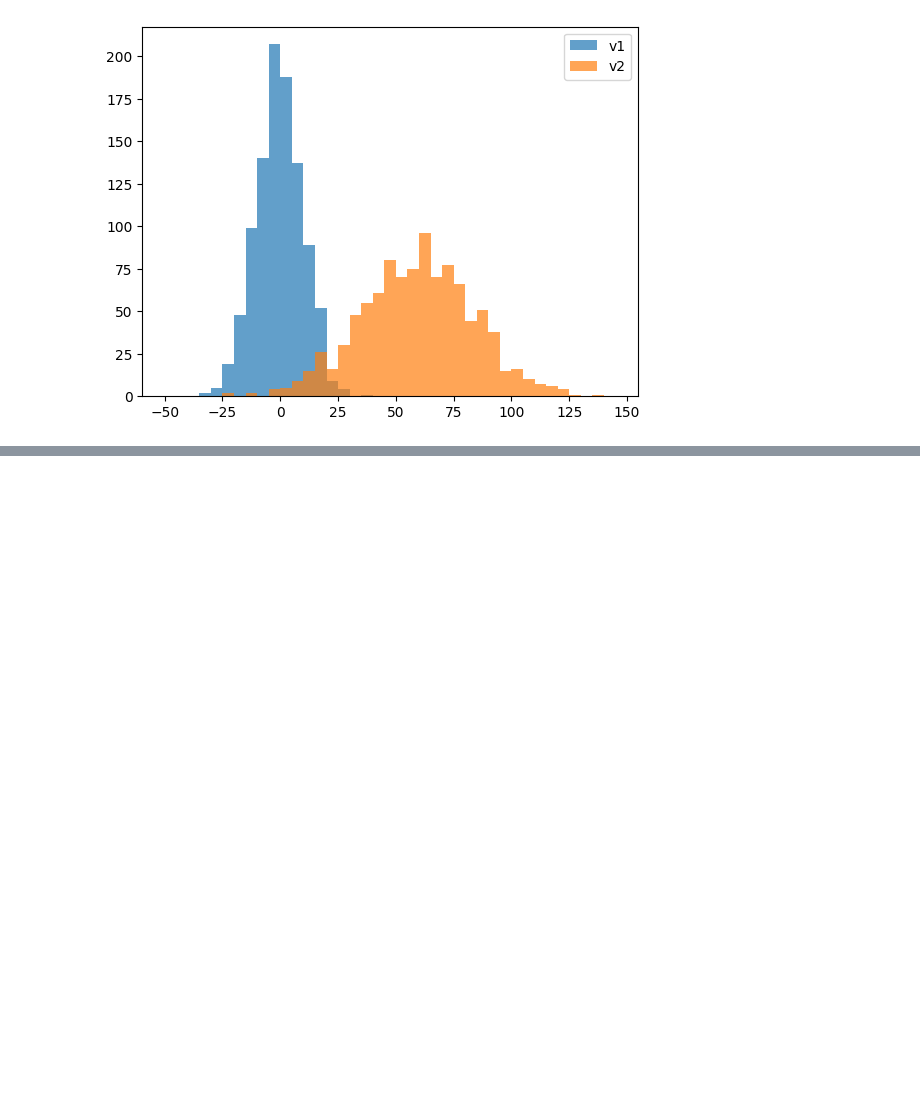
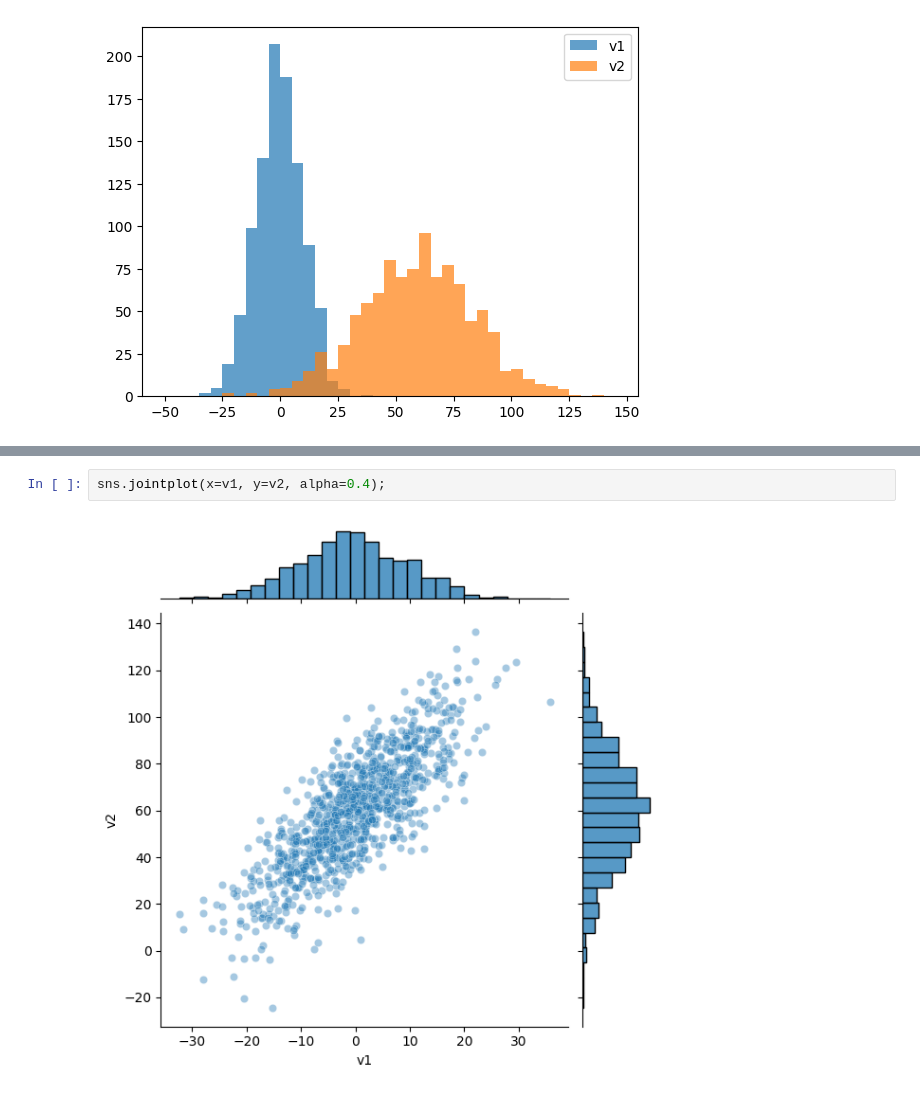
Before and after one commit to Zainab-Ayoub/dataScienceProblems, a Jupyter notebook: seaborn.ipynb, the cells around one changed output, grey strips where cells are left out. Drawn from its saved outputs; the diff is of its cells as text; blank space fills up the shorter version.

```diff
--- a/seaborn.ipynb
+++ b/seaborn.ipynb
@@ -19,0 +29,4 @@ plt.hist([v1, v2], histtype='barstacked'), normed=True
+# %%
+sns.jointplot(x=v1, y=v2, alpha=0.4);
+# %% [output]
+[figure, added]
```
Also changed, not shown: parts of 5 cells of this notebook.
